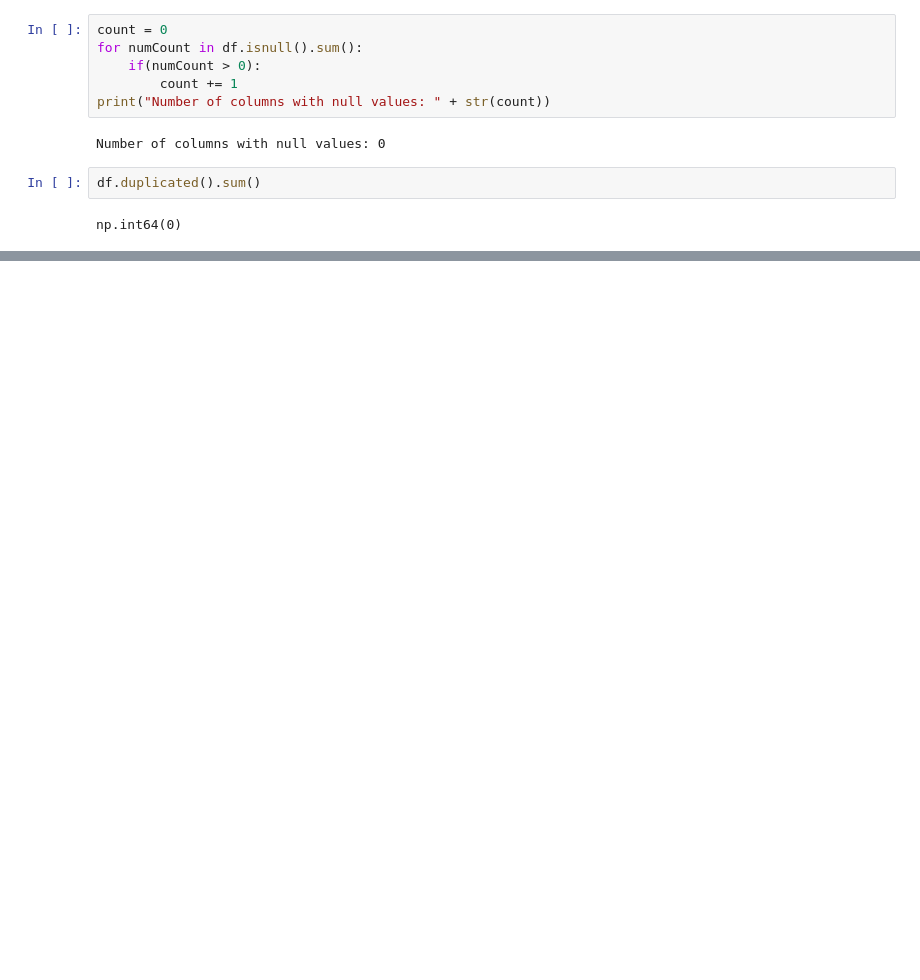
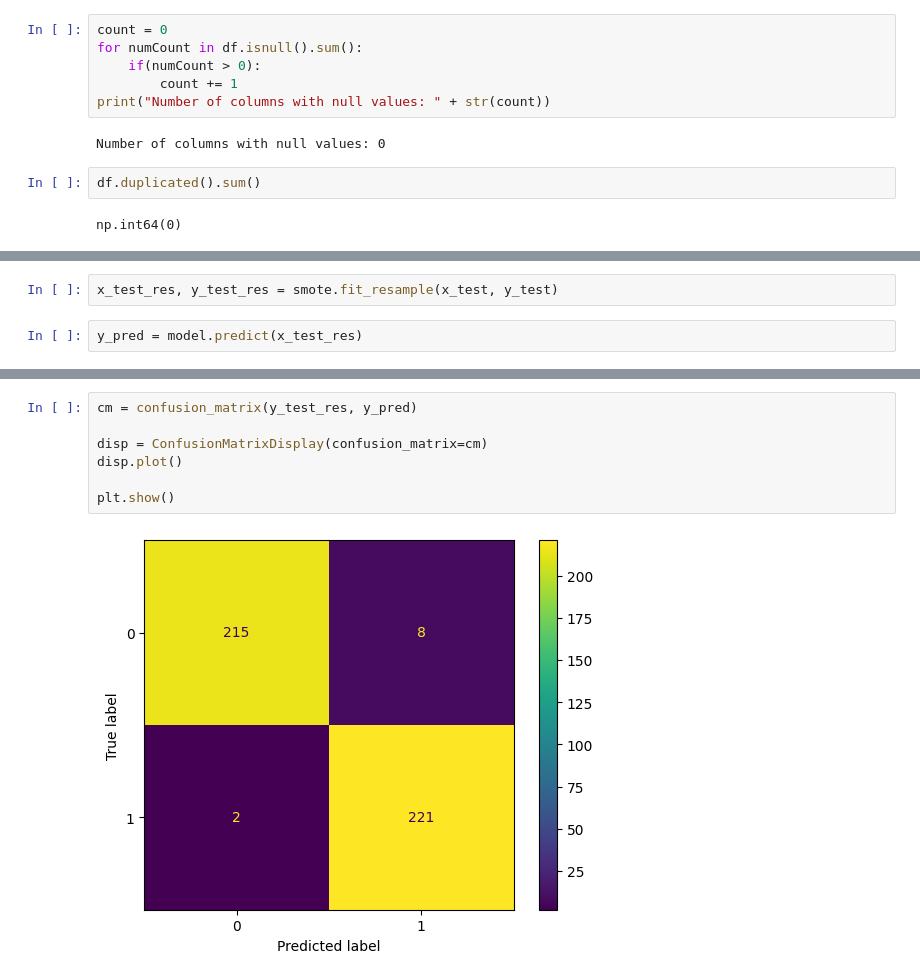
Before and after one commit to Yranshevare/XAI_For_Stress_and_Mental_Health_Prediction, a Jupyter notebook: ModelTraining/train3.ipynb, the cells around one changed output, grey strips where cells are left out. Saved outputs shown, nothing was run; the diff lists cells and outputs as text; blank space fills up the shorter version.

```diff
--- a/ModelTraining/train3.ipynb
+++ b/ModelTraining/train3.ipynb
@@ -43,0 +189,4 @@ np.int64(0)
+# %%
+x_test_res, y_test_res = smote.fit_resample(x_test, y_test)
+# %%
+y_pred = model.predict(x_test_res)
@@ -43,0 +207,9 @@ np.int64(0)
+# %%
+cm = confusion_matrix(y_test_res, y_pred)
+
+disp = ConfusionMatrixDisplay(confusion_matrix=cm)
+disp.plot()
+
+plt.show()
+# %% [output]
+[figure, added]
```
Also changed, not shown: parts of 29 cells of this notebook.
